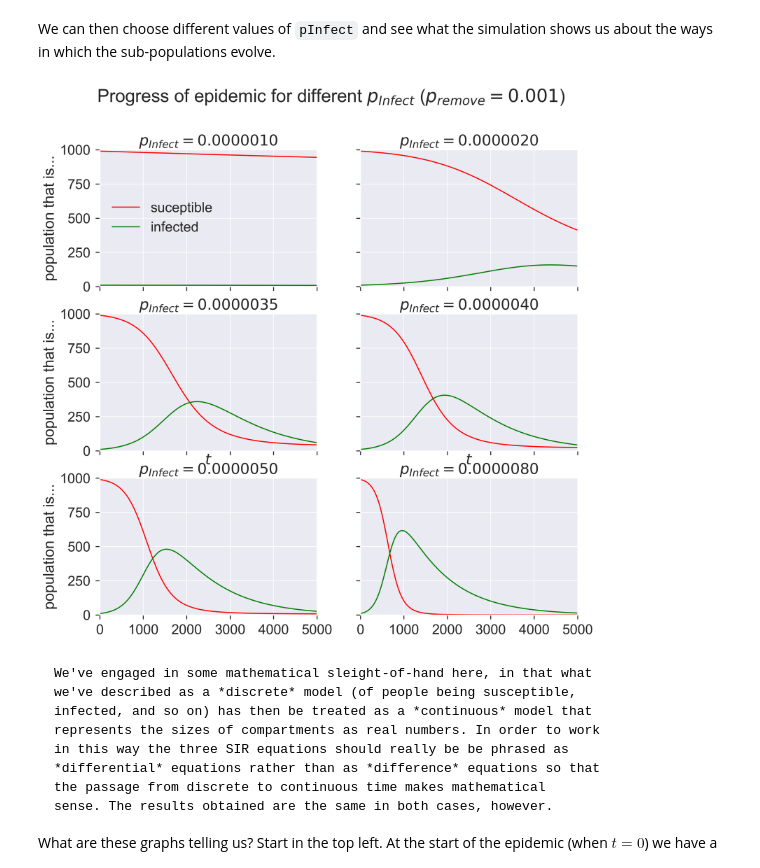
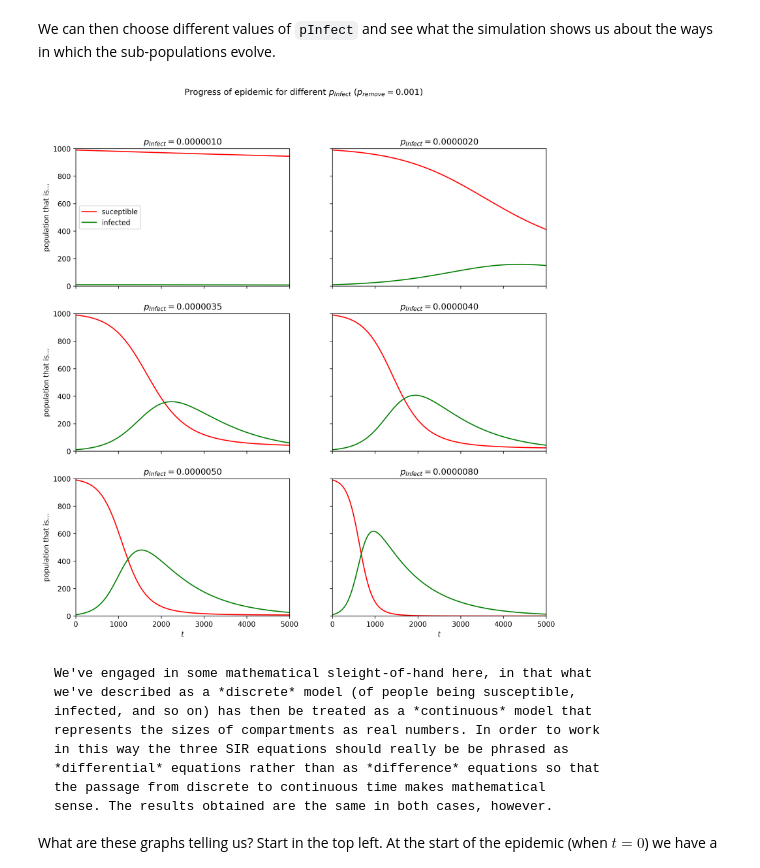
Before and after one commit to simoninireland/introduction-to-epidemics, a Jupyter notebook: src/continuous.ipynb, the cells around one changed output. Cells and saved outputs as stored; diff of their text form; code cells hidden in the pictures.

Commit message:
Changed to use style, changed some string formatting

````diff
--- a/src/continuous.ipynb
+++ b/src/continuous.ipynb
@@ -149,11 +149,8 @@ We can then choose different values of `pInfect` and see what the simulation sho
 import matplotlib
 %matplotlib inline
 %config InlineBackend.figure_format = 'png'
-matplotlib.rcParams['figure.dpi'] = 300
 import matplotlib.pyplot as plt
-import seaborn
-matplotlib.style.use('seaborn')
-seaborn.set_context("notebook", font_scale=1.75)
+plt.style.use('book.mplstyle')
 # %%
 epidemics = {}
 for pInfect in [ 0.0000010, 0.0000020, 0.0000035,
@@ -163,34 +160,34 @@ for pInfect in [ 0.0000010, 0.0000020, 0.0000035,
 # %%
 (fig, axs) = plt.subplots(3, 2, sharex=True, sharey=True,
                           figsize=(12, 12))
 
 # draw the sub-plots for selected values of pInfect
 for (pInfect, ax) in [ (0.0000010, axs[0][0]),
                        (0.0000020, axs[0][1]),
                        (0.0000035, axs[1][0]),
                        (0.0000040, axs[1][1]),
                        (0.0000050, axs[2][0]),
                        (0.0000080, axs[2][1]) ]:
     (ts, sss, iss, rss) = epidemics[pInfect]
 
     # draw the graph in the sub-plot
     ax.plot(ts, sss, 'r-', label='suceptible')
     ax.plot(ts, iss, 'g-', label='infected')
     #ax.plot(ts, rss, 'k-', label='removed')
-    ax.set_title('$p_{\\mathit{Infect}} = ' + '{b:.7f}$'.format(b=pInfect))
+    ax.set_title('$p_{\\mathit{Infect}} = ' + f'{pInfect:.7f}$')
     ax.set_xlim([0, T])
     ax.set_ylim([0, N])
 
 # fine-tune the figure
-plt.suptitle('Progress of epidemic for different $p_{\\mathit{Infect}}$ ($p_{remove} = ' + '{a}$)'.format(a=pRemove))
+fig.suptitle('Progress of epidemic for different $p_{\\mathit{Infect}}$ ($p_{remove} = ' + f'{pRemove}$)')
 for i in [0, 1, 2]:
     axs[i][0].set_ylabel('population that is...')
 for i in[0, 1]:
-    axs[1][i].set_xlabel('$t$')
+    axs[-1][i].set_xlabel('$t$')
 axs[0][0].legend(loc='center left')
 plt.show()
 # %% [output]
-[figure, old version]
+[figure, new version]
 # %% [markdown]
 ```{margin}
 We've engaged in some mathematical sleight-of-hand here, in that what
````
